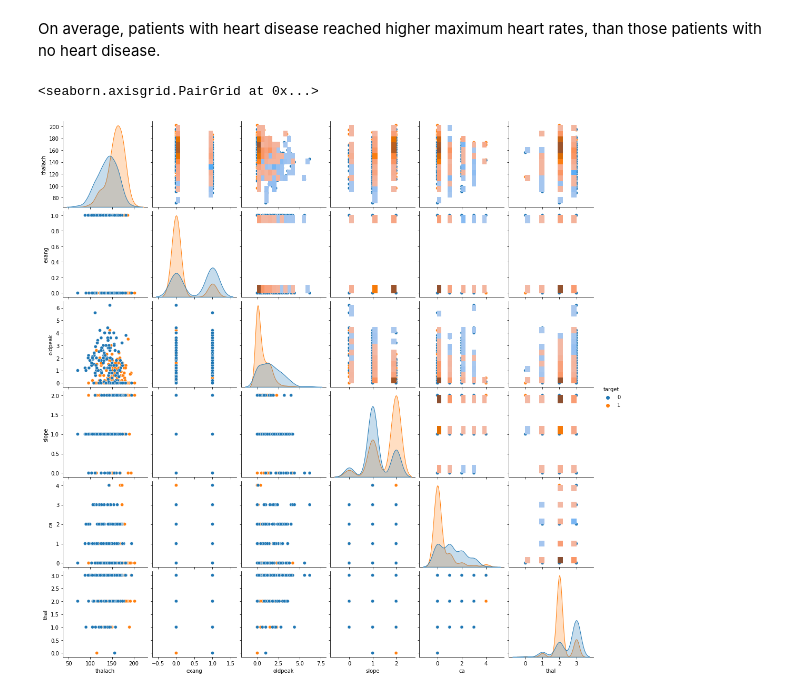
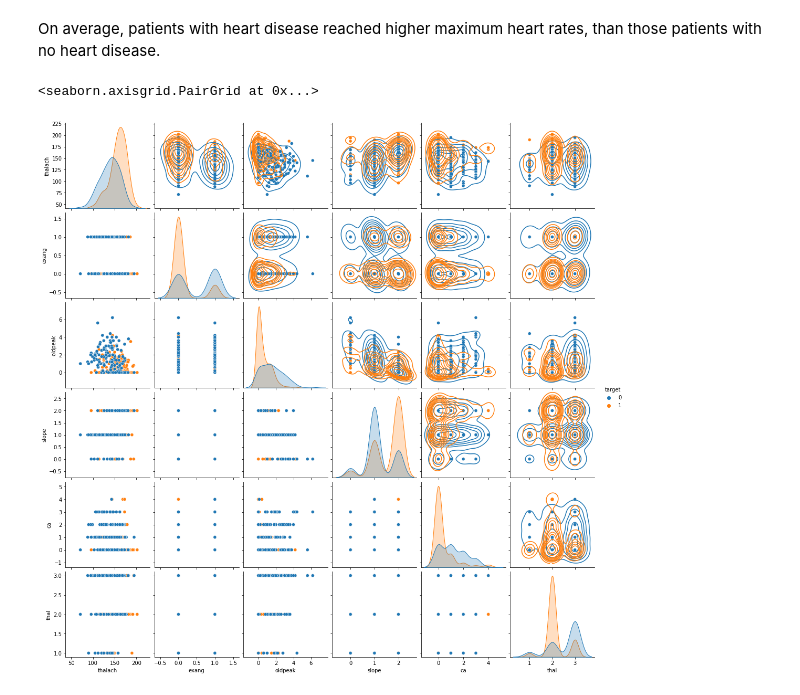
Before and after one commit to AntonioMoralCevallos/Predicting_Fatal_Heart_Failure-Project, a Jupyter notebook: EDAHeartDisease_AM.ipynb, the cells around one changed output. Drawn from its saved outputs; the diff is of its cells as text; code cells hidden in the pictures.

Commit message:
Update EDAHeartDisease_AM.ipynb
Created a couple more graphs, fixed the issue with thal == 0 and added some written descriptions to the data.

```diff
--- a/EDAHeartDisease_AM.ipynb
+++ b/EDAHeartDisease_AM.ipynb
@@ -84,0 +107,2 @@ cpain_values = heart_disease['cp'].unique()
+# %%
+heart_disease.loc[heart_disease['thal']==0,'thal']=2
@@ -98,8 +138,8 @@ On average, patients with heart disease reached higher maximum heart rates, than
 hr_v = heart_disease[['thalach','exang','oldpeak','slope','ca','thal','target']]
 # %%
 g2 = sns.pairplot(hr_v,hue='target')
-g2.map_upper(sns.histplot)
+g2.map_upper(sns.kdeplot)
 g2.map_lower(sns.scatterplot)
 # %% [output]
 <seaborn.axisgrid.PairGrid at 0x...>
-[figure, old version]
+[figure, new version]
```
Also changed, not shown: parts of 12 cells of this notebook.
